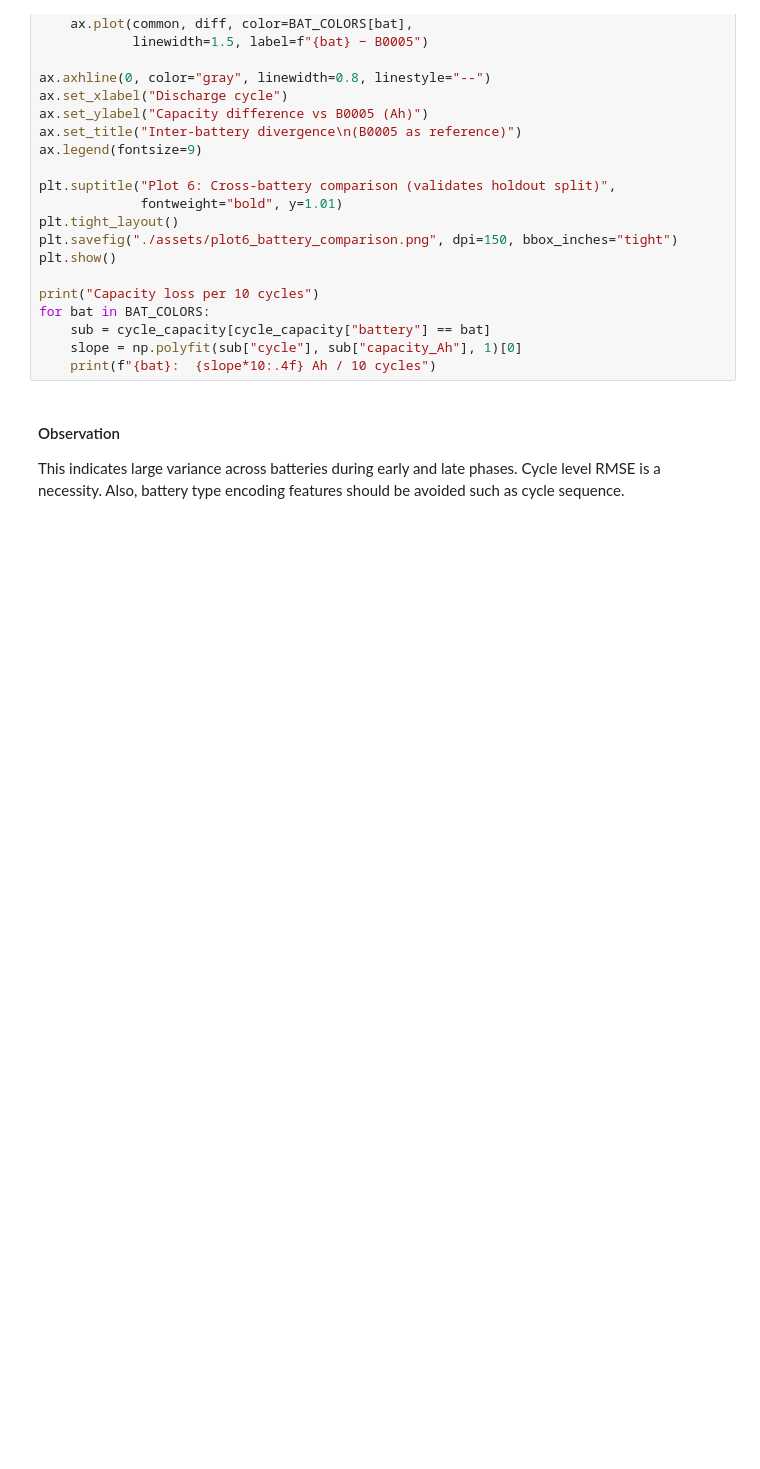
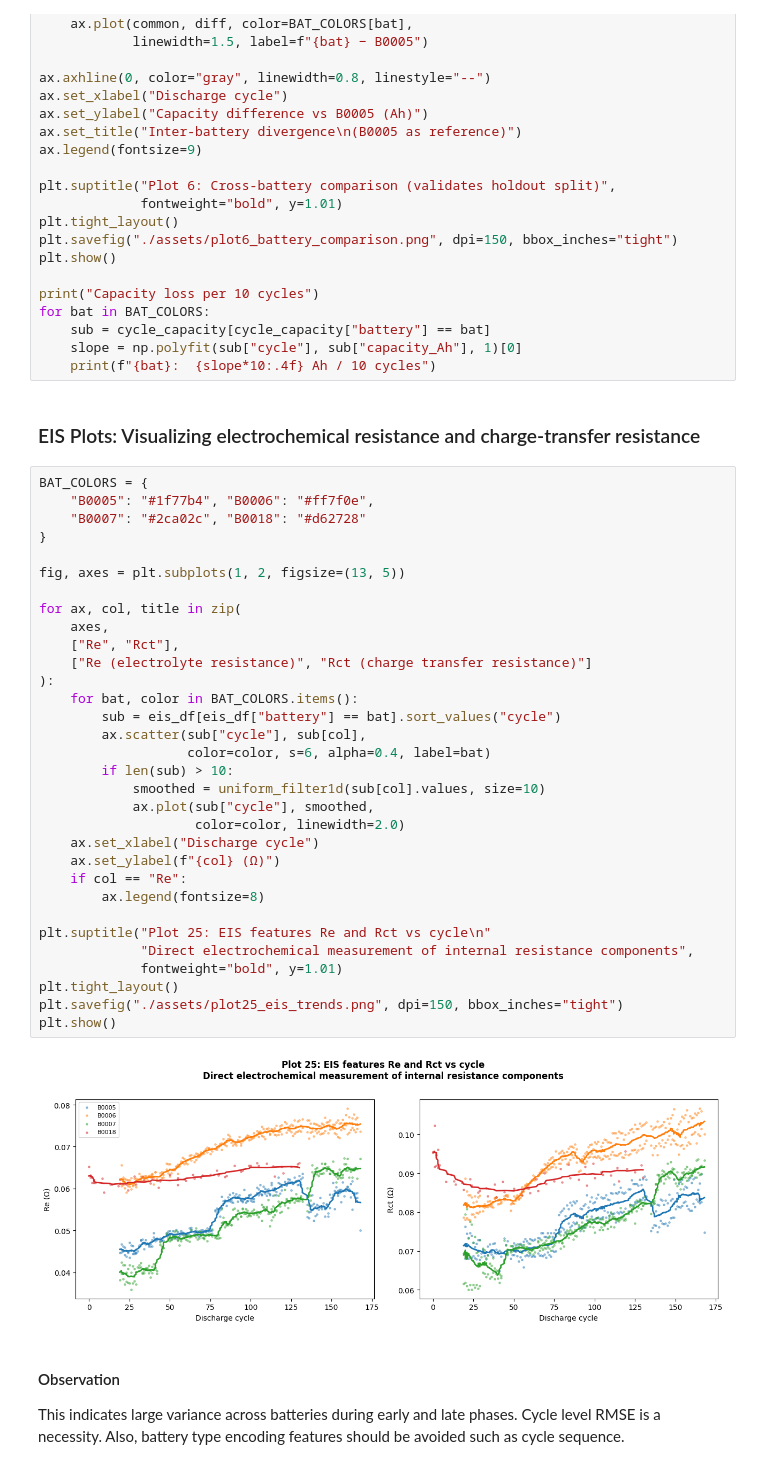
Before and after one commit to adithyaprasadsv/battery-soh-ml, a Jupyter notebook: battery_soh_script.ipynb, the cells around one changed output. Cells and saved outputs as stored; diff of their text form; blank space fills up the shorter version.

```diff
--- a/battery_soh_script.ipynb
+++ b/battery_soh_script.ipynb
@@ -610,6 +692,42 @@ for bat in BAT_COLORS:
     sub = cycle_capacity[cycle_capacity["battery"] == bat]
     slope = np.polyfit(sub["cycle"], sub["capacity_Ah"], 1)[0]
     print(f"{bat}:  {slope*10:.4f} Ah / 10 cycles")
+# %% [markdown]
+### EIS Plots: Visualizing electrochemical resistance and charge-transfer resistance
+# %%
+BAT_COLORS = {
+    "B0005": "#1f77b4", "B0006": "#ff7f0e",
+    "B0007": "#2ca02c", "B0018": "#d62728"
+}
+
+fig, axes = plt.subplots(1, 2, figsize=(13, 5))
+
+for ax, col, title in zip(
+    axes,
+    ["Re", "Rct"],
+    ["Re (electrolyte resistance)", "Rct (charge transfer resistance)"]
+):
+    for bat, color in BAT_COLORS.items():
+        sub = eis_df[eis_df["battery"] == bat].sort_values("cycle")
+        ax.scatter(sub["cycle"], sub[col],
+                   color=color, s=6, alpha=0.4, label=bat)
+        if len(sub) > 10:
+            smoothed = uniform_filter1d(sub[col].values, size=10)
+            ax.plot(sub["cycle"], smoothed,
+                    color=color, linewidth=2.0)
+    ax.set_xlabel("Discharge cycle")
+    ax.set_ylabel(f"{col} (Ω)")
+    if col == "Re":
+        ax.legend(fontsize=8)
+
+plt.suptitle("Plot 25: EIS features Re and Rct vs cycle\n"
+             "Direct electrochemical measurement of internal resistance components",
+             fontweight="bold", y=1.01)
+plt.tight_layout()
+plt.savefig("./assets/plot25_eis_trends.png", dpi=150, bbox_inches="tight")
+plt.show()
+# %% [output]
+[figure, added]
 # %% [markdown]
 #### Observation
 This indicates large variance across batteries during early and late phases. Cycle level RMSE is a necessity. Also, battery type encoding features should be avoided such as cycle sequence.
```
Also changed, not shown: parts of 96 cells of this notebook, 12 other files.
